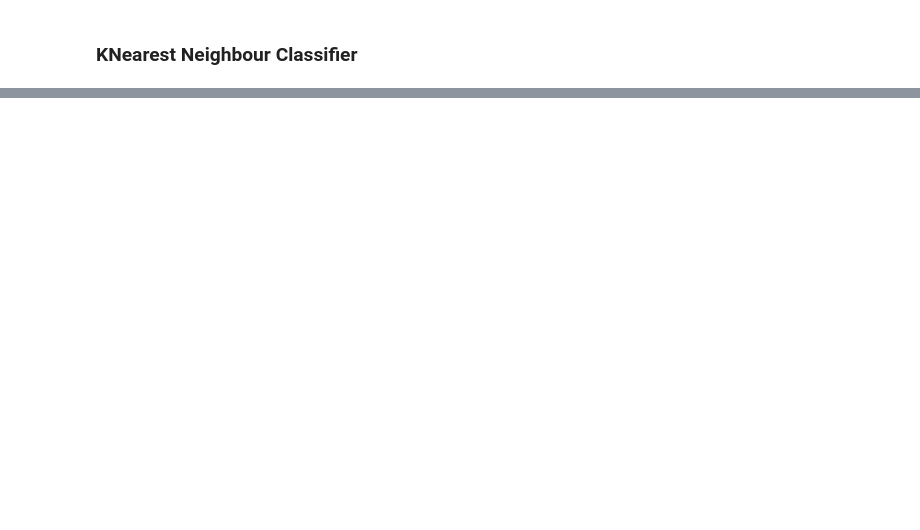
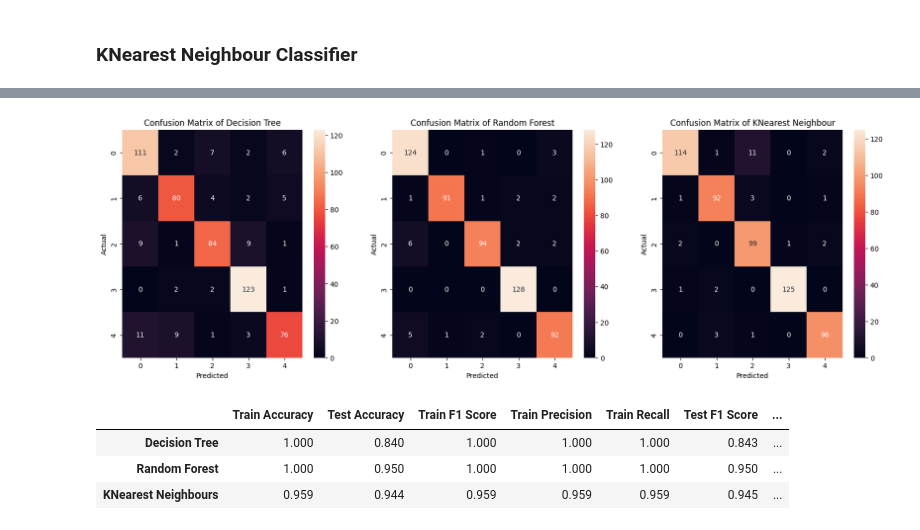
Before and after one commit to Ganesh-DSML/flipitnews, a Jupyter notebook: FlipitNews_NLP_BC.ipynb, the cells around one changed output, grey strips where cells are left out. Cells and saved outputs as stored; diff of their text form; code cells hidden in the pictures; blank space fills up the shorter version.

Commit message:
Model performance update and improvement added

```diff
--- a/FlipitNews_NLP_BC.ipynb
+++ b/FlipitNews_NLP_BC.ipynb
@@ -407,0 +409,16 @@ Testing ROC AUC Score: 0.99
+# %%
+y_pred_classifiers_list = [y_test_pred_dt, y_test_pred_rf, y_test_pred_kn]
+models = ['Decision Tree', 'Random Forest', 'KNearest Neighbour']
+count = 0
+plt.figure(figsize = (20,6))
+for i in y_pred_classifiers_list:
+  plt.subplot(1,3,count+1)
+  conf_matrix = confusion_matrix(y_test, i)
+  sns.heatmap(conf_matrix, annot = True, fmt = 'd')
+  plt.xlabel('Predicted')
+  plt.ylabel('Actual')
+  plt.title(f'Confusion Matrix of {models[count]}')
+  count+=1
+plt.show()
+# %% [output]
+[figure, added]
@@ -407,0 +432,9 @@ Testing ROC AUC Score: 0.99
+# %%
+df = pd.DataFrame(inp_data, index = columns)
+df = df.T
+df
+# %% [output]
+|  | Train Accuracy | Test Accuracy | Train F1 Score | Train Precision | Train Recall | Test F1 Score | ... |
+| Decision Tree | 1.000 | 0.840 | 1.000 | 1.000 | 1.000 | 0.843 | ... |
+| Random Forest | 1.000 | 0.950 | 1.000 | 1.000 | 1.000 | 0.950 | ... |
+| KNearest Neighbours | 0.959 | 0.944 | 0.959 | 0.959 | 0.959 | 0.945 | ... |
```
Also changed, not shown: parts of 11 cells of this notebook.
